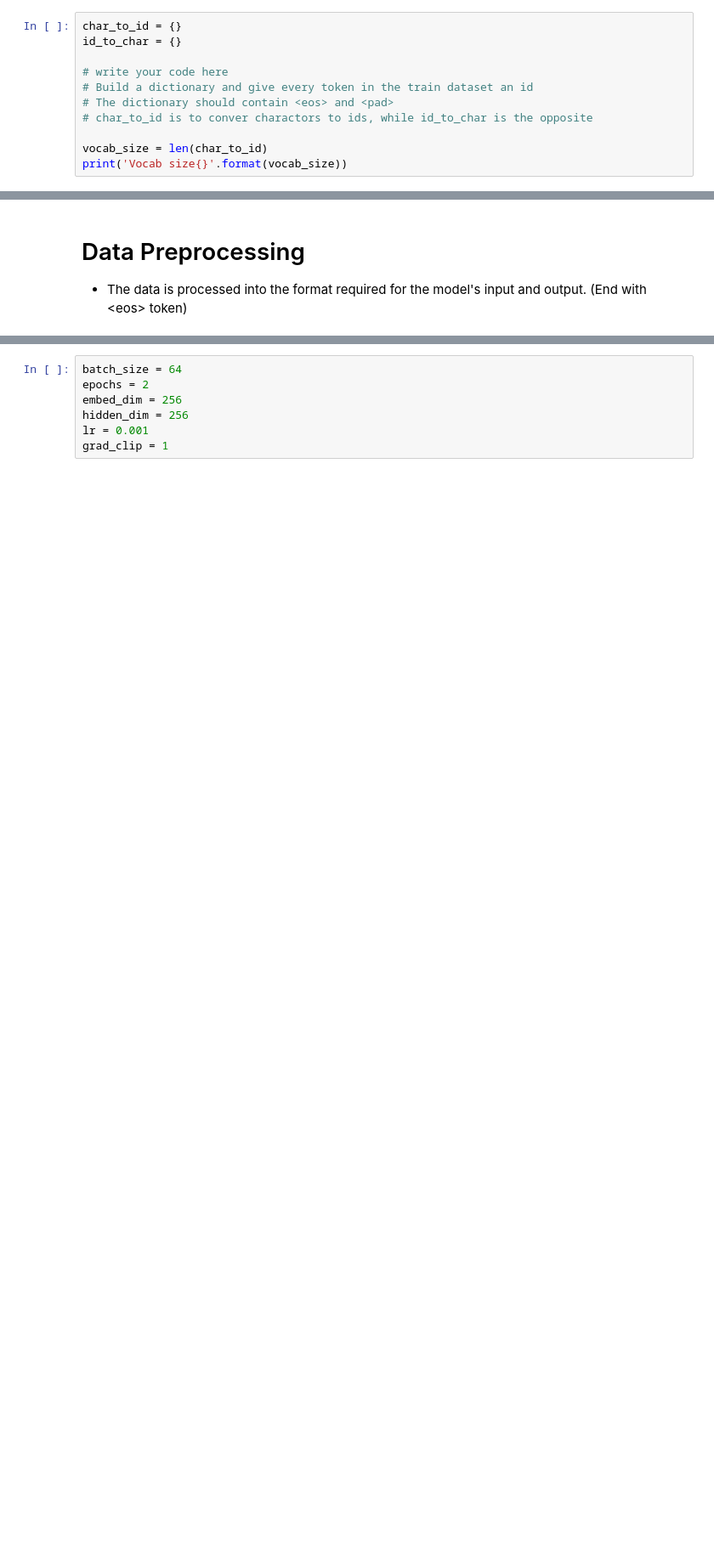
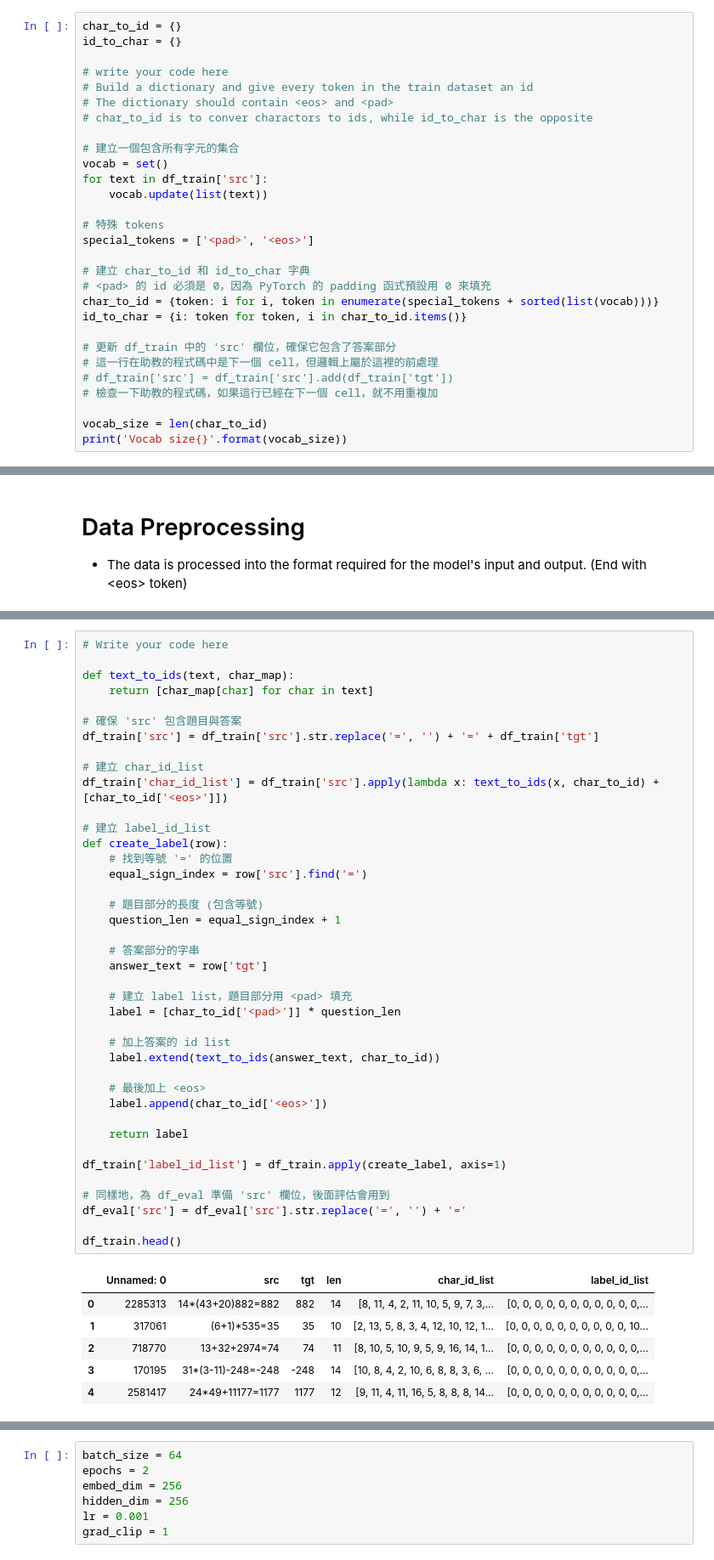
Before and after one commit to Ha1ion/2025_NLP_HW2, a Jupyter notebook: nlp_hw2.ipynb, the cells around one changed output, grey strips where cells are left out. Shown at 85% size. Drawn from its saved outputs; the diff is of its cells as text; blank space fills up the shorter version.

```diff
--- a/nlp_hw2.ipynb
+++ b/nlp_hw2.ipynb
@@ -66,6 +87,24 @@ id_to_char = {}
 # The dictionary should contain <eos> and <pad>
 # char_to_id is to conver charactors to ids, while id_to_char is the opposite
 
+# 建立一個包含所有字元的集合
+vocab = set()
+for text in df_train['src']:
+    vocab.update(list(text))
+
+# 特殊 tokens
+special_tokens = ['<pad>', '<eos>']
+
+# 建立 char_to_id 和 id_to_char 字典
+# <pad> 的 id 必須是 0，因為 PyTorch 的 padding 函式預設用 0 來填充
+char_to_id = {token: i for i, token in enumerate(special_tokens + sorted(list(vocab)))}
+id_to_char = {i: token for token, i in char_to_id.items()}
+
+# 更新 df_train 中的 'src' 欄位，確保它包含了答案部分
+# 這一行在助教的程式碼中是下一個 cell，但邏輯上屬於這裡的前處理
+# df_train['src'] = df_train['src'].add(df_train['tgt'])
+# 檢查一下助教的程式碼，如果這行已經在下一個 cell，就不用重複加
+
 vocab_size = len(char_to_id)
 print('Vocab size{}'.format(vocab_size))
 # %% [output]
@@ -86,3 +115,50 @@ df_train.head()
+# %%
+# Write your code here
+
+def text_to_ids(text, char_map):
+    return [char_map[char] for char in text]
+
+# 確保 'src' 包含題目與答案
+df_train['src'] = df_train['src'].str.replace('=', '') + '=' + df_train['tgt']
+
+# 建立 char_id_list
+df_train['char_id_list'] = df_train['src'].apply(lambda x: text_to_ids(x, char_to_id) + [char_to_id['<eos>']])
+
+# 建立 label_id_list
+def create_label(row):
+    # 找到等號 '=' 的位置
+    equal_sign_index = row['src'].find('=')
+
+    # 題目部分的長度 (包含等號)
+    question_len = equal_sign_index + 1
+
+    # 答案部分的字串
+    answer_text = row['tgt']
+
+    # 建立 label list，題目部分用 <pad> 填充
+    label = [char_to_id['<pad>']] * question_len
+
+    # 加上答案的 id list
+    label.extend(text_to_ids(answer_text, char_to_id))
+
+    # 最後加上 <eos>
+    label.append(char_to_id['<eos>'])
+
+    return label
+
+df_train['label_id_list'] = df_train.apply(create_label, axis=1)
+
+# 同樣地，為 df_eval 準備 'src' 欄位，後面評估會用到
+df_eval['src'] = df_eval['src'].str.replace('=', '') + '='
+
+df_train.head()
+# %% [output]
+|  | Unnamed: 0 | src | tgt | len | char_id_list | label_id_list |
+| 0 | 2285313 | 14*(43+20)882=882 | 882 | 14 | [8, 11, 4, 2, 11, 10, 5, 9, 7, 3,... | [0, 0, 0, 0, 0, 0, 0, 0, 0, 0, 0,... |
+| 1 | 317061 | (6+1)*535=35 | 35 | 10 | [2, 13, 5, 8, 3, 4, 12, 10, 12, 1... | [0, 0, 0, 0, 0, 0, 0, 0, 0, 0, 10... |
+| 2 | 718770 | 13+32+2974=74 | 74 | 11 | [8, 10, 5, 10, 9, 5, 9, 16, 14, 1... | [0, 0, 0, 0, 0, 0, 0, 0, 0, 0, 0,... |
+| 3 | 170195 | 31*(3-11)-248=-248 | -248 | 14 | [10, 8, 4, 2, 10, 6, 8, 8, 3, 6, ... | [0, 0, 0, 0, 0, 0, 0, 0, 0, 0, 0,... |
+| 4 | 2581417 | 24*49+11177=1177 | 1177 | 12 | [9, 11, 4, 11, 16, 5, 8, 8, 8, 14... | [0, 0, 0, 0, 0, 0, 0, 0, 0, 0, 0,... |
 # %% [markdown]
 # Hyper Parameters
 
```
Also changed, not shown: parts of 12 cells of this notebook.
